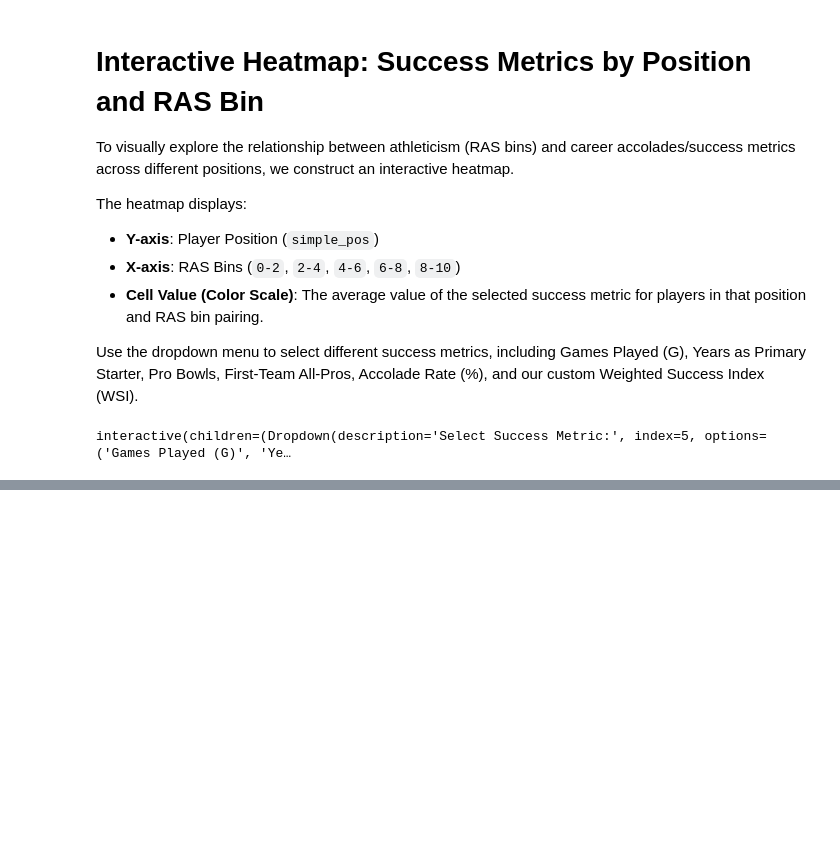
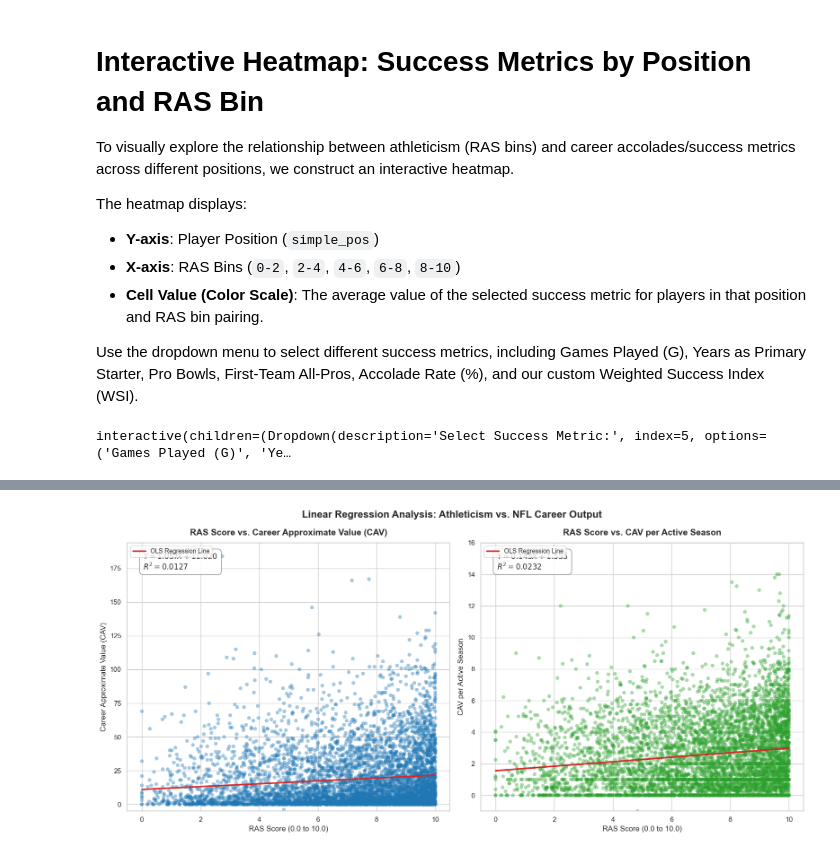
Before and after one commit to ccthatsme/SIADS_593_Milestone_1, a Jupyter notebook: notebooks/bivariate_analysis.ipynb, the cells around one changed output, grey strips where cells are left out. Saved outputs shown, nothing was run; the diff lists cells and outputs as text; code cells hidden in the pictures; blank space fills up the shorter version.

```diff
--- a/notebooks/bivariate_analysis.ipynb
+++ b/notebooks/bivariate_analysis.ipynb
@@ -250,0 +326,17 @@ interactive(children=(Dropdown(description='Select Success Metric:', index=5, op
+# %%
+# Bin RAS scores into integer bins: [0-1), [1-2), ..., [9-10]
+df_reg['ras_bin_int'] = pd.cut(
+    df_reg['RAS'],
+    bins=range(11),
+    labels=[f'{i}-{i+1}' for i in range(10)],
+    include_lowest=True
+)
+
+binned_stats = df_reg.groupby('ras_bin_int', observed=False).agg(
+    player_count=('name', 'count'),
+    mean_cav=('career_av', 'mean'),
+    mean_cav_per_season=('cav_per_season', 'mean')
+)
+
+print("=== Binned Analysis of Career Success by RAS Score ===")
+print(binned_stats)
@@ -250,0 +374,78 @@ interactive(children=(Dropdown(description='Select Success Metric:', index=5, op
+# %%
+import matplotlib.pyplot as plt
+import seaborn as sns
+
+# Set style matching the project's premium look
+sns.set_theme(style="whitegrid")
+fig, axes = plt.subplots(1, 2, figsize=(16, 7.5))
+
+# Plot 1: RAS vs. Career AV
+sns.scatterplot(
+    data=df_reg,
+    x='RAS',
+    y='career_av',
+    alpha=0.4,
+    color='#1f77b4',
+    edgecolor='none',
+    ax=axes[0]
+)
+# Overlay regression line
+x_vals = np.linspace(0, 10, 100)
+y1_vals = slope1 * x_vals + intercept1
+axes[0].plot(x_vals, y1_vals, color='#d62728', linewidth=2.5, label='OLS Regression Line')
+
+# Title and labels
+axes[0].set_title("RAS Score vs. Career Approximate Value (CAV)", fontsize=14, weight='bold', pad=12)
+axes[0].set_xlabel("RAS Score (0.0 to 10.0)", fontsize=12)
+axes[0].set_ylabel("Career Approximate Value (CAV)", fontsize=12)
+axes[0].set_xlim(-0.5, 10.5)
+axes[0].set_ylim(-5, df_reg['career_av'].max() + 10)
+axes[0].legend(fontsize=10, loc='upper left')
+
+# Annotate R^2 and equation
+axes[0].text(
+    0.05, 0.90,
+    f"$Y = {slope1:.3f}X + {intercept1:.3f}$\n$R^2 = {r2_1:.4f}$",
+    transform=axes[0].transAxes,
+    fontsize=12,
+    weight='bold',
+    bbox=dict(boxstyle="round,pad=0.5", facecolor="white", edgecolor="gray", alpha=0.9)
+)
+
+# Plot 2: RAS vs. CAV per Active Season
+sns.scatterplot(
+    data=df_reg,
+    x='RAS',
+    y='cav_per_season',
+    alpha=0.4,
+    color='#2ca02c',
+    edgecolor='none',
+    ax=axes[1]
+)
+# Overlay regression line
+y2_vals = slope2 * x_vals + intercept2
+axes[1].plot(x_vals, y2_vals, color='#d62728', linewidth=2.5, label='OLS Regression Line')
+
+# Title and labels
+axes[1].set_title("RAS Score vs. CAV per Active Season", fontsize=14, weight='bold', pad=12)
+axes[1].set_xlabel("RAS Score (0.0 to 10.0)", fontsize=12)
+axes[1].set_ylabel("CAV per Active Season", fontsize=12)
+axes[1].set_xlim(-0.5, 10.5)
+axes[1].set_ylim(-1, df_reg['cav_per_season'].max() + 2)
+axes[1].legend(fontsize=10, loc='upper left')
+
+# Annotate R^2 and equation
+axes[1].text(
+    0.05, 0.90,
+    f"$Y = {slope2:.3f}X + {intercept2:.3f}$\n$R^2 = {r2_2:.4f}$",
+    transform=axes[1].transAxes,
+    fontsize=12,
+    weight='bold',
+    bbox=dict(boxstyle="round,pad=0.5", facecolor="white", edgecolor="gray", alpha=0.9)
+)
+
+plt.suptitle("Linear Regression Analysis: Athleticism vs. NFL Career Output", fontsize=16, weight='bold', y=0.98)
+plt.tight_layout()
+plt.show()
+# %% [output]
+[figure, added]
```
Also changed, not shown: parts of 7 cells of this notebook.
